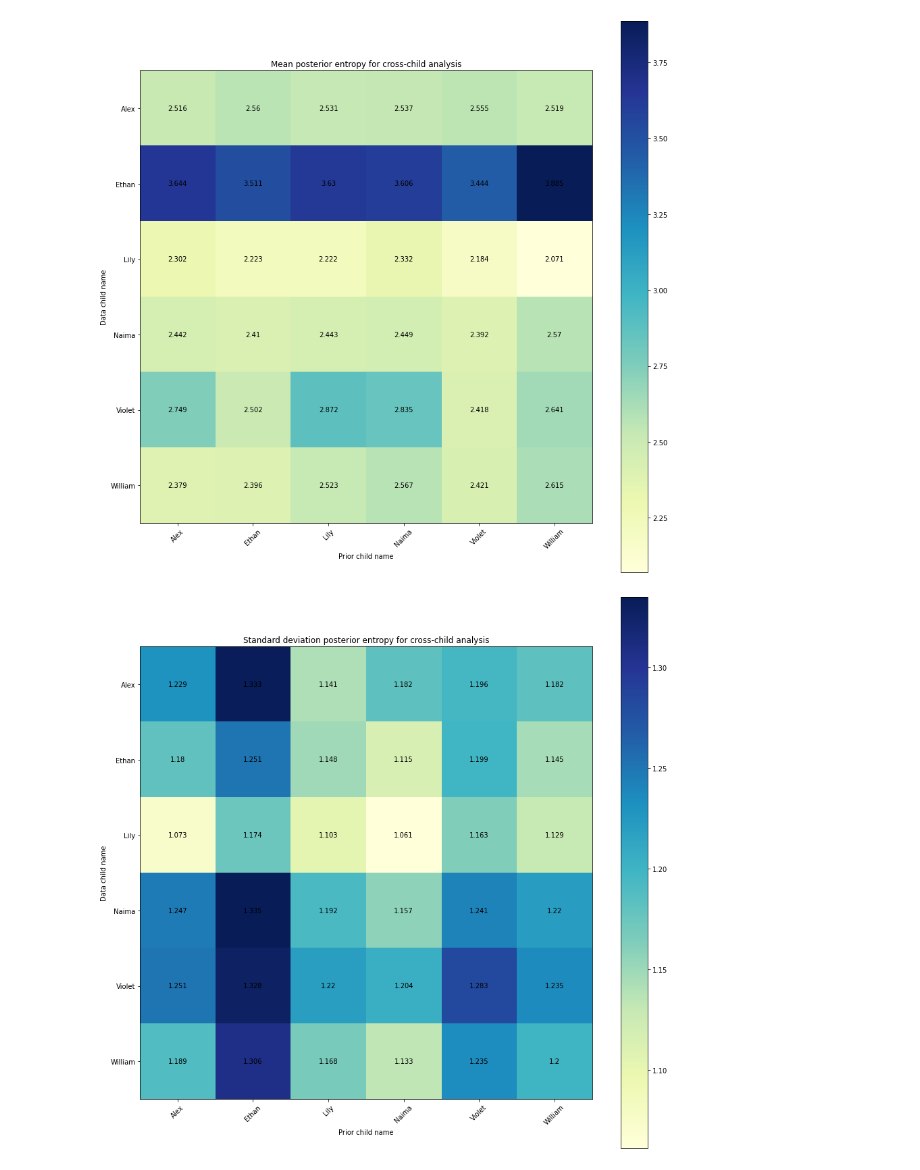
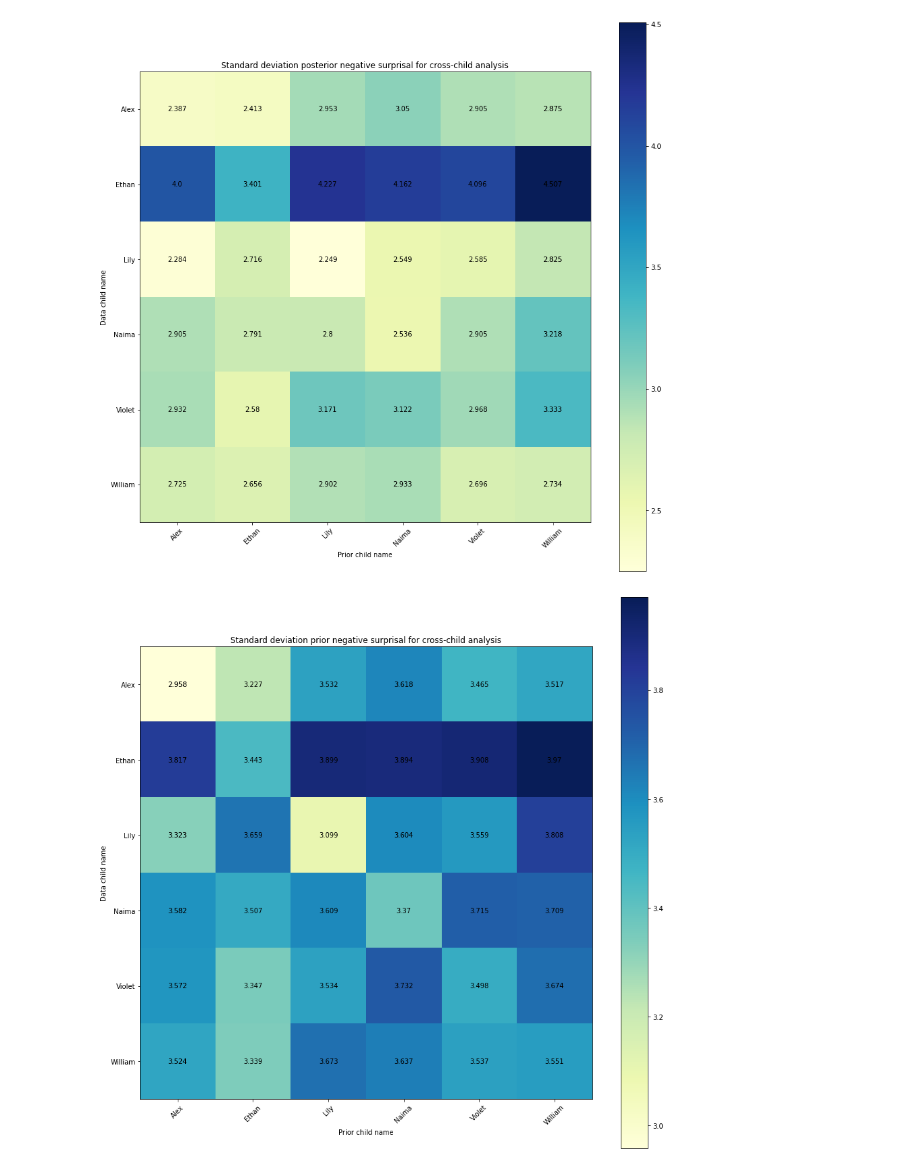
Before and after one commit to smeylan/child-directed-listening, a Jupyter notebook: Child evaluations.ipynb, the cells around one changed output. Cells and saved outputs as stored; diff of their text form; code cells hidden in the pictures.

```diff
--- a/Child evaluations.ipynb
+++ b/Child evaluations.ipynb
@@ -68,6 +73,13 @@ display_scores(is_mean = False, is_success = True)
+# %%
+
+import importlib
+importlib.reload(analysis)
+
+display_scores(is_mean = False, is_success = True, which_key = 'posterior_surprisal')
+display_scores(is_mean = False, is_success = True, which_key = 'prior_surprisal')
+# %% [output]
+[figure, added]
+[figure, added]
 # %%
-display_scores(is_mean = True, is_success = False)
-display_scores(is_mean = False, is_success = False)
+# display_scores(is_mean = True, is_success = False)
+# display_scores(is_mean = False, is_success = False)
-# %% [output]
-[figure, removed]
-[figure, removed]
```
Also changed, not shown: parts of 3 cells of this notebook, 6 other files.
